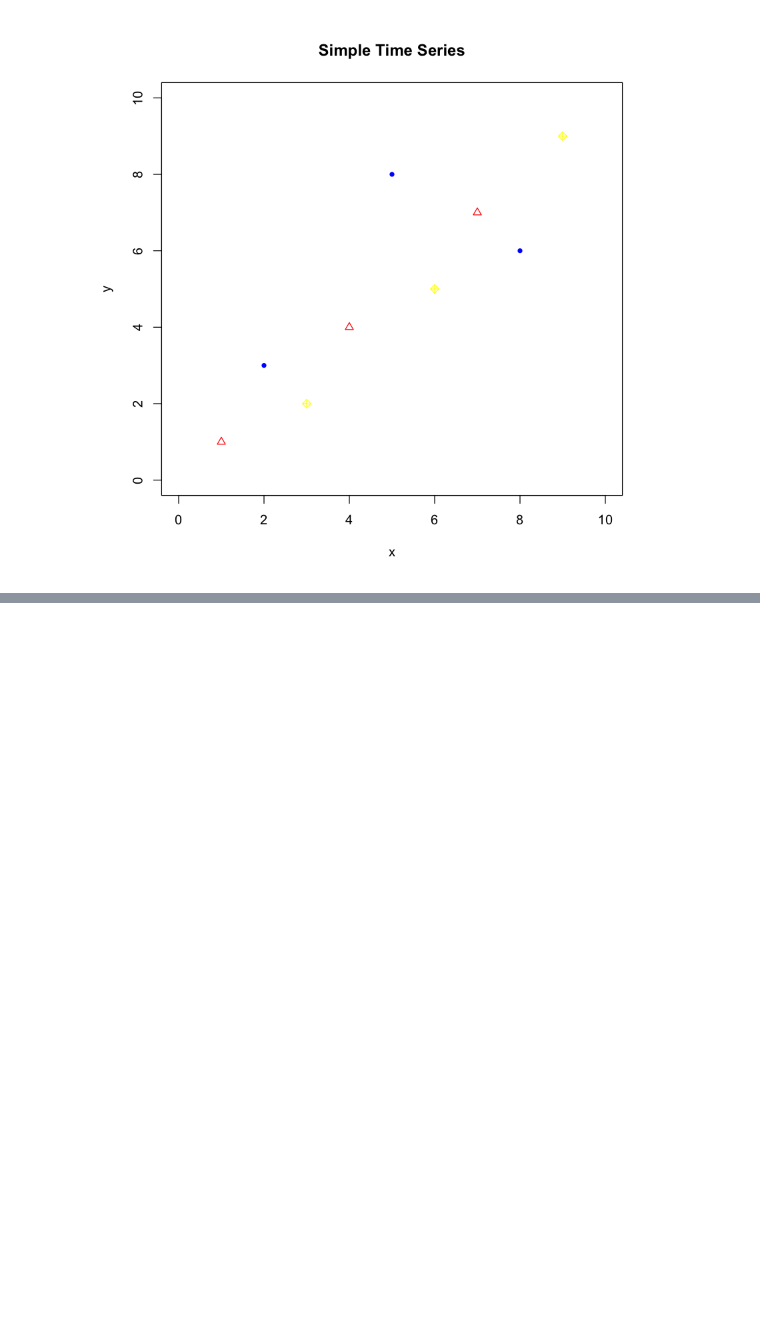
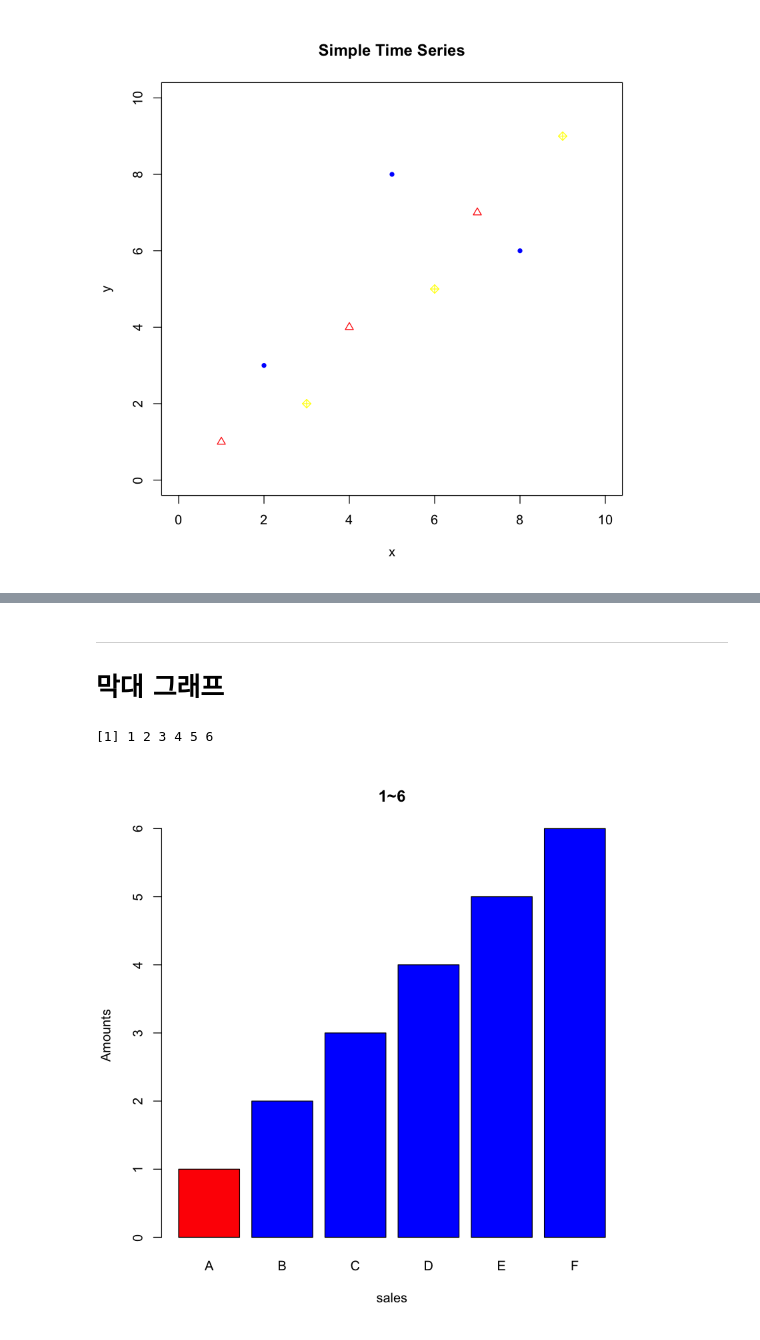
Before and after one commit to bjKim2/R, a Jupyter notebook: 09. 데이터시각화.ipynb, the cells around one changed output, grey strips where cells are left out. Drawn from its saved outputs; the diff is of its cells as text; code cells hidden in the pictures; blank space fills up the shorter version.

```diff
--- a/09. 데이터시각화.ipynb
+++ b/09. 데이터시각화.ipynb
@@ -242,0 +304,17 @@ plot(y,
+# %% [markdown]
+---
+# 막대 그래프
+# %%
+# 막대 그래프는 matrix 만 가능 dataframe 은 불가능, 그래서 as.matrix 를 써야한다.
+x <- 1:6
+x
+barplot(x, # 현재 x는 벡터
+        main = "1~6",
+        xlab = "sales",
+        ylab = "Amounts",
+        names = c("A","B","C","D","E","F"), # 벡터라서 names 함수사용
+        col = c("red",rep("blue",5))
+       )
+# %% [output]
+[1] 1 2 3 4 5 6
+[figure, added]
```
Also changed, not shown: parts of 49 cells of this notebook, 2 other files.
